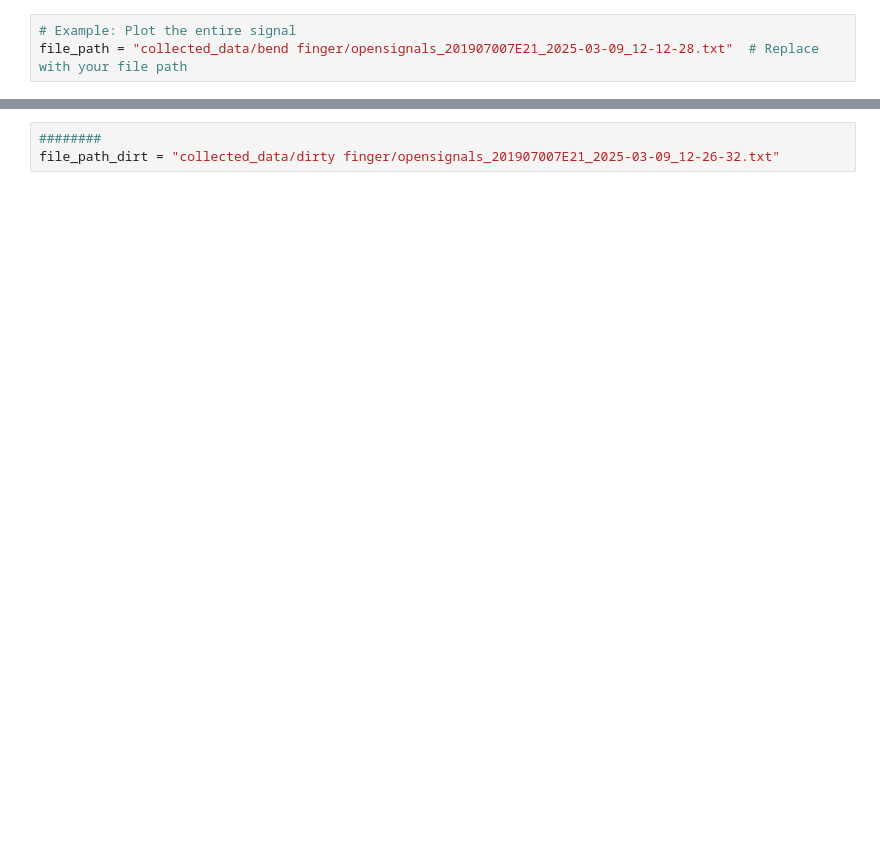
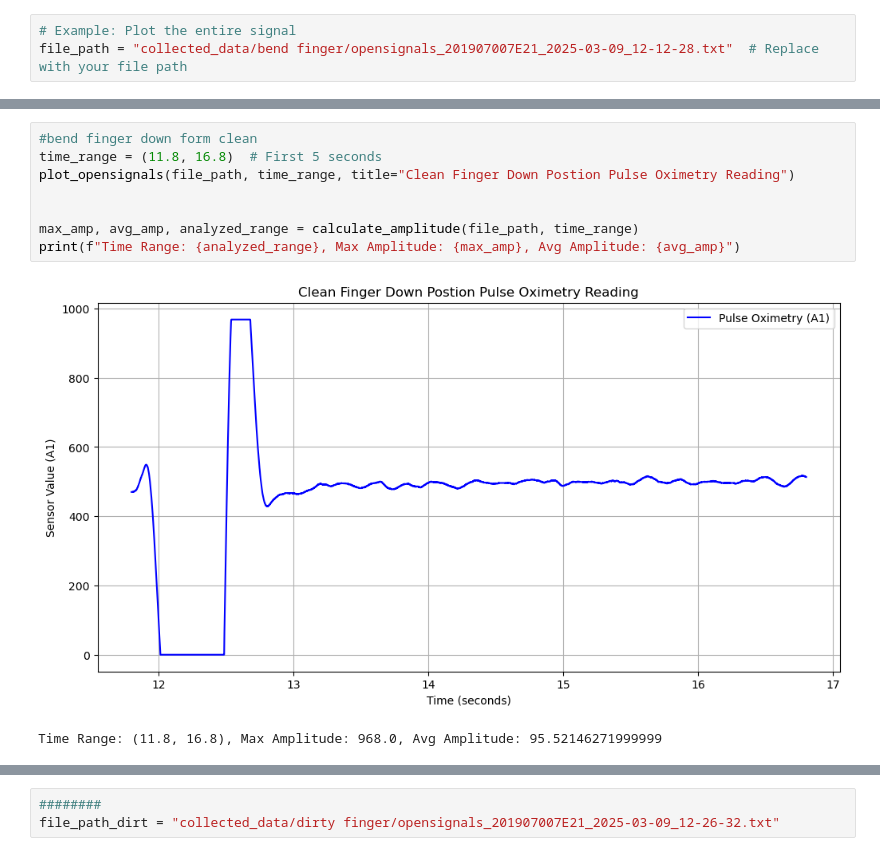
Before and after one commit to mloughran21/connected_health_report, a Jupyter notebook: graph.ipynb, the cells around one changed output, grey strips where cells are left out. Saved outputs shown, nothing was run; the diff lists cells and outputs as text; blank space fills up the shorter version.

```diff
--- a/graph.ipynb
+++ b/graph.ipynb
@@ -75,0 +108,11 @@ plot_opensignals(file_path, time_range=(35.5, 40.5))
+# %%
+#bend finger down form clean
+time_range = (11.8, 16.8)  # First 5 seconds
+plot_opensignals(file_path, time_range, title="Clean Finger Down Postion Pulse Oximetry Reading")
+
+
+max_amp, avg_amp, analyzed_range = calculate_amplitude(file_path, time_range)
+print(f"Time Range: {analyzed_range}, Max Amplitude: {max_amp}, Avg Amplitude: {avg_amp}")
+# %% [output]
+[figure, added]
+Time Range: (11.8, 16.8), Max Amplitude: 968.0, Avg Amplitude: 95.52146271999999
```
Also changed, not shown: parts of 16 cells of this notebook.
